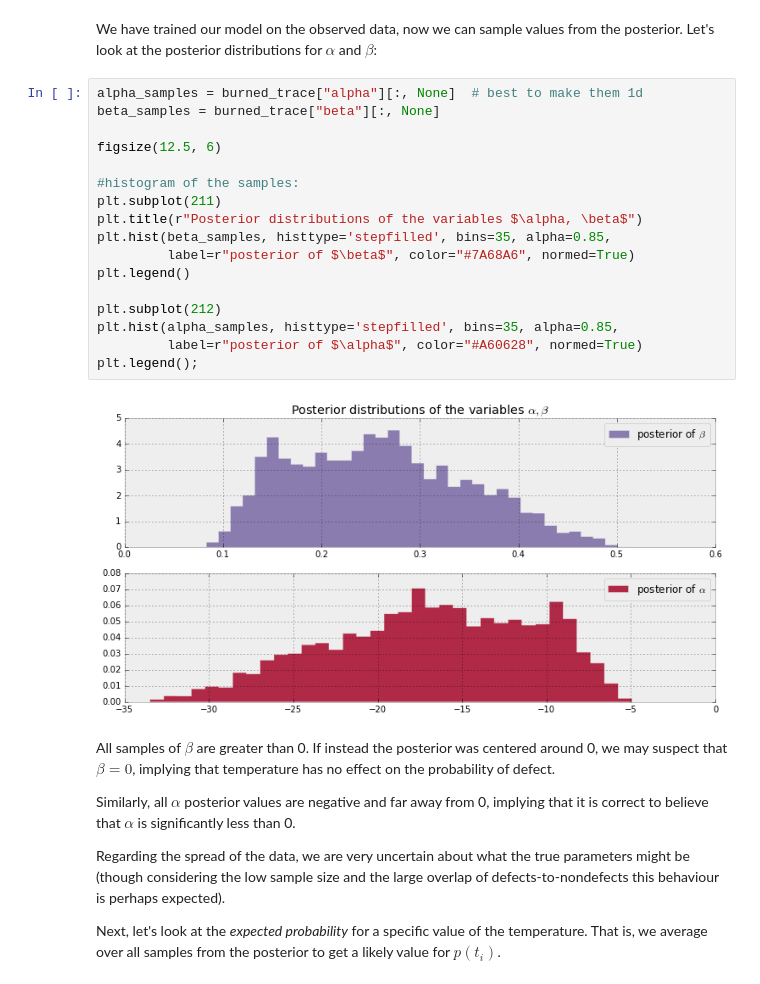
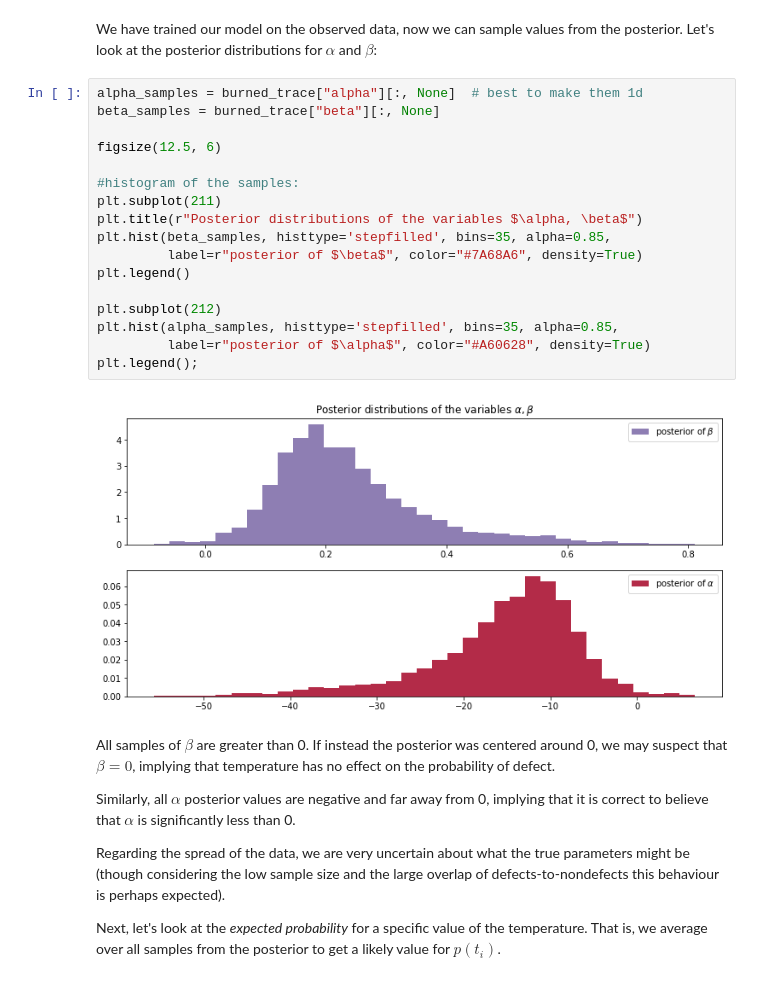
Before and after one commit to wilsonify/ThinkBayes2, a Jupyter notebook: src/ppbm/ppbm/Chapter2_MorePyMC/Ch2_MorePyMC_PyMC3.ipynb, the cells around one changed output. Cells and saved outputs as stored; diff of their text form.

```diff
--- a/src/ppbm/ppbm/Chapter2_MorePyMC/Ch2_MorePyMC_PyMC3.ipynb
+++ b/src/ppbm/ppbm/Chapter2_MorePyMC/Ch2_MorePyMC_PyMC3.ipynb
@@ -895,22 +886,22 @@ We have trained our model on the observed data, now we can sample values from th
 # %%
 alpha_samples = burned_trace["alpha"][:, None]  # best to make them 1d
 beta_samples = burned_trace["beta"][:, None]
 
 figsize(12.5, 6)
 
 #histogram of the samples:
 plt.subplot(211)
 plt.title(r"Posterior distributions of the variables $\alpha, \beta$")
 plt.hist(beta_samples, histtype='stepfilled', bins=35, alpha=0.85,
-         label=r"posterior of $\beta$", color="#7A68A6", normed=True)
+         label=r"posterior of $\beta$", color="#7A68A6", density=True)
 plt.legend()
 
 plt.subplot(212)
 plt.hist(alpha_samples, histtype='stepfilled', bins=35, alpha=0.85,
-         label=r"posterior of $\alpha$", color="#A60628", normed=True)
+         label=r"posterior of $\alpha$", color="#A60628", density=True)
 plt.legend();
 # %% [output]
-[figure, old version]
+[figure, new version]
 # %% [markdown]
 All samples of $\beta$ are greater than 0. If instead the posterior was centered around 0, we may suspect that $\beta = 0$, implying that temperature has no effect on the probability of defect.
 
```
Also changed, not shown: parts of 49 cells of this notebook, 9 other files.
